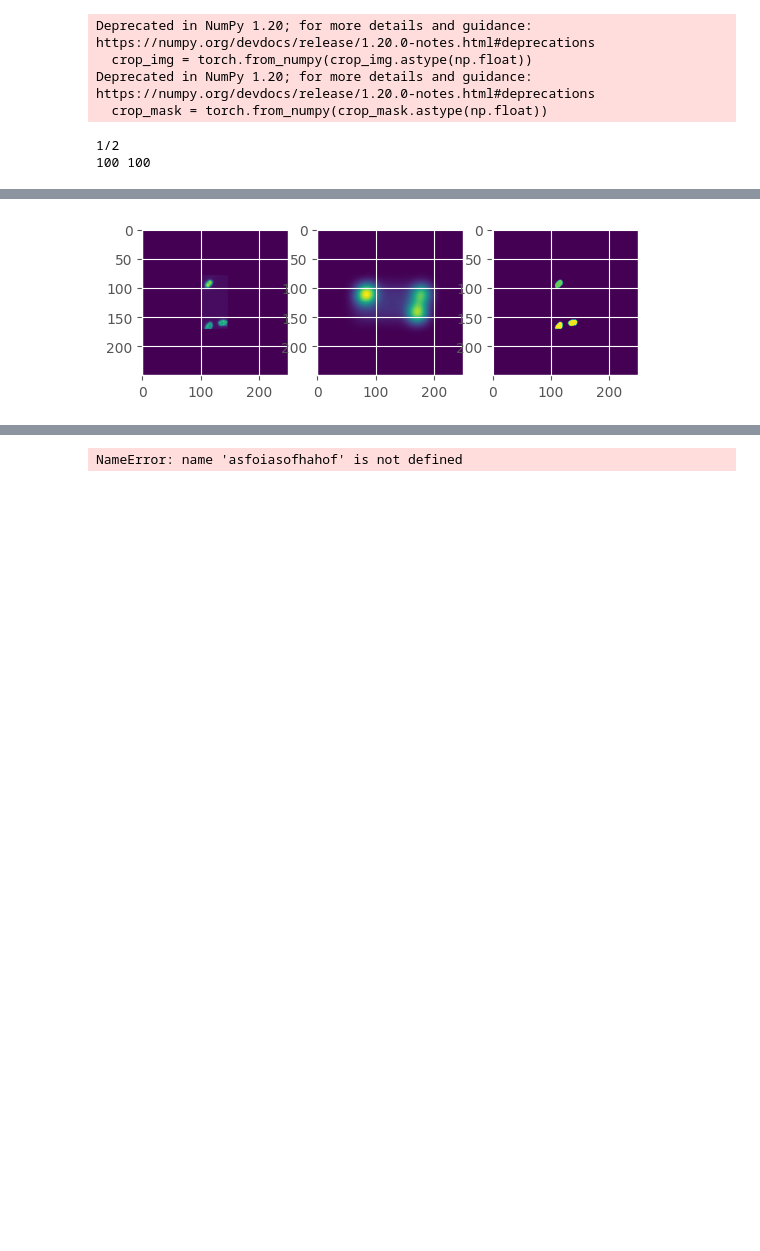
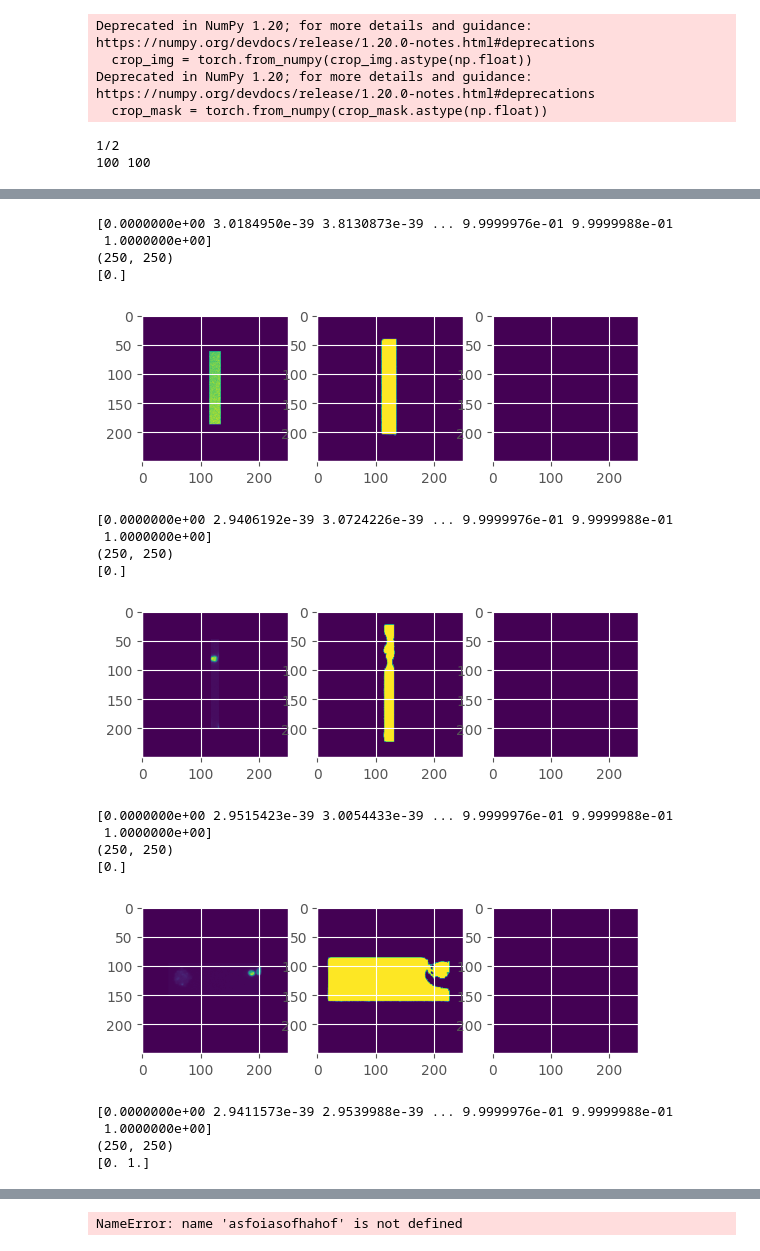
Before and after one commit to rzuberi/u_net_exploration, a Jupyter notebook: u_net_exp.ipynb, the cells around one changed output, grey strips where cells are left out. Drawn from its saved outputs; the diff is of its cells as text; code cells hidden in the pictures; blank space fills up the shorter version.

```diff
--- a/u_net_exp.ipynb
+++ b/u_net_exp.ipynb
@@ -79,6 +110,7 @@ def get_data(img_path,mask_path,img_ids,upper_lim=0):
                 #pad the images to (250,250)
                 crop_img = padding(crop_img,250,250)
                 crop_mask = padding(crop_mask,250,250)
+                crop_mask = (crop_mask > 0) * 1
 
                 #expand the dims
                 crop_img = np.expand_dims(crop_img,-1)
@@ -303,4 +399,5 @@ class UNet(Module):
 		if self.retainDim:
 			map = F.interpolate(map, self.outSize)
 		# return the segmentation map
+		map = torch.sigmoid(map)
 		return map
@@ -310,6 +646,13 @@ from torch.nn import BCEWithLogitsLoss
 
 unet = UNet().to(DEVICE)
 lossFunc = BCEWithLogitsLoss()
+#lossFunc = DiceLoss()
+#lossFunc = DiceBCELoss()
+#lossFunc = WeightedFocalLoss()
+#lossFunc = FocalLoss(gamma=2)
+#lossFunc = FocalLoss_X()
+#lossFunc = WeightedBCE()
+lossFunc = SimpleDiceLoss()
 opt = Adam(unet.parameters(), lr=0.00001)
 trainSteps = len(trainDS)
 testSteps = len(testDS)
@@ -319,7 +662,7 @@ H = {"train_loss": [], "test_loss": []}
 print("[INFO] training the network...")
 import time
 startTime = time.time()
-NUM_EPOCHS = 20
+NUM_EPOCHS = 2
 for e in range(NUM_EPOCHS):
 	# set the model in training mode
 	unet.train()
@@ -511,20 +818,59 @@ print(mask.shape)
 # %%
-plt.subplot(1,3,1)
-#image = image.detach().cpu().numpy()
-image_tosave = np.moveaxis(image_tosave,0,-1)
-plt.imshow(image_tosave)
+unet.eval()
 
-plt.subplot(1,3,2)
-predMask = predMask.detach().cpu().numpy()
-predMask = np.moveaxis(predMask,0,-1)
-plt.imshow(predMask)
+#num_img = 5
 
-plt.subplot(1,3,3)
-mask = mask_evaldata[1]
-mask = mask.detach().cpu().numpy()
-mask = np.moveaxis(mask,0,-1)
-plt.imshow(mask)
+for i in range(10):
+    num_img = i
+    image = img_evaldata[num_img]
+    image_tosave = np.copy(image)
+    image_input = image.detach().cpu().numpy()
+    image_input = np.expand_dims(image_input,-1)
+    image_input = np.moveaxis(image_input,-1,0)
+    image_input = torch.from_numpy(image_input)
+    image_input = image_input.to('cuda')
+    image_input = image_input.float()
+    with torch.no_grad():
+        predMask = unet(image_input).squeeze()
 
-plt.show()
+    plt.subplot(1,3,1)
+    #image = image.detach().cpu().numpy()
+    image_tosave = np.moveaxis(image_tosave,0,-1)
+    plt.imshow(image_tosave)
+
+    plt.subplot(1,3,2)
+    predMask = predMask.detach().cpu().numpy()
+    print(np.unique(predMask))
+    #predMask = np.moveaxis(predMask,0,-1)
+    print(predMask.shape)
+    #predMask = np.moveaxis(predMask,0,1)
+    plt.imshow(predMask)
+
+    plt.subplot(1,3,3)
+    mask = mask_evaldata[num_img]
+    mask = mask.detach().cpu().numpy()
+    print(np.unique(mask))
+    mask = np.moveaxis(mask,0,-1)
+    plt.imshow(mask)
+
+    plt.show()
 # %% [output]
+[0.0000000e+00 3.0184950e-39 3.8130873e-39 ... 9.9999976e-01 9.9999988e-01
+ 1.0000000e+00]
+(250, 250)
+[0.]
-[figure, old version]
+[figure, new version]
+[0.0000000e+00 2.9406192e-39 3.0724226e-39 ... 9.9999976e-01 9.9999988e-01
+ 1.0000000e+00]
+(250, 250)
+[0.]
+[figure, added]
+[0.0000000e+00 2.9515423e-39 3.0054433e-39 ... 9.9999976e-01 9.9999988e-01
+ 1.0000000e+00]
+(250, 250)
+[0.]
+[figure, added]
+[0.0000000e+00 2.9411573e-39 2.9539988e-39 ... 9.9999976e-01 9.9999988e-01
+ 1.0000000e+00]
+(250, 250)
+[0. 1.]
```
Also changed, not shown: parts of 27 cells of this notebook.
